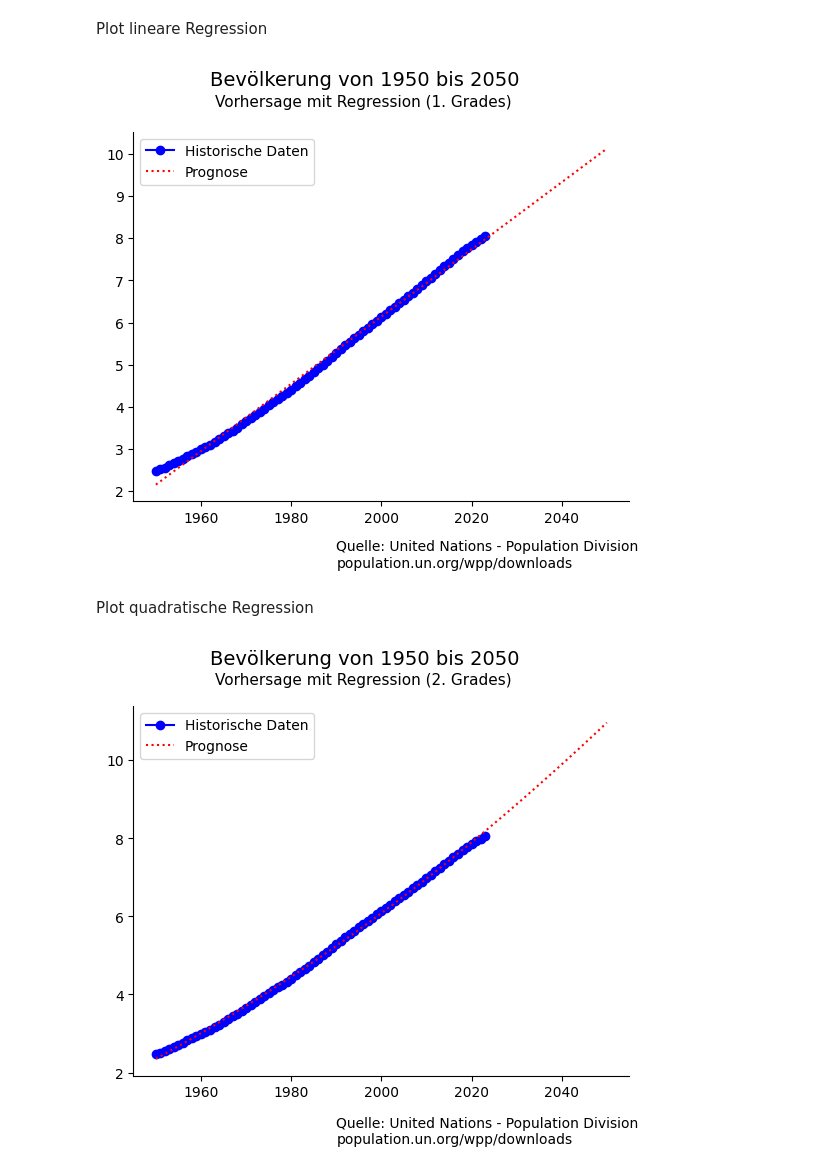
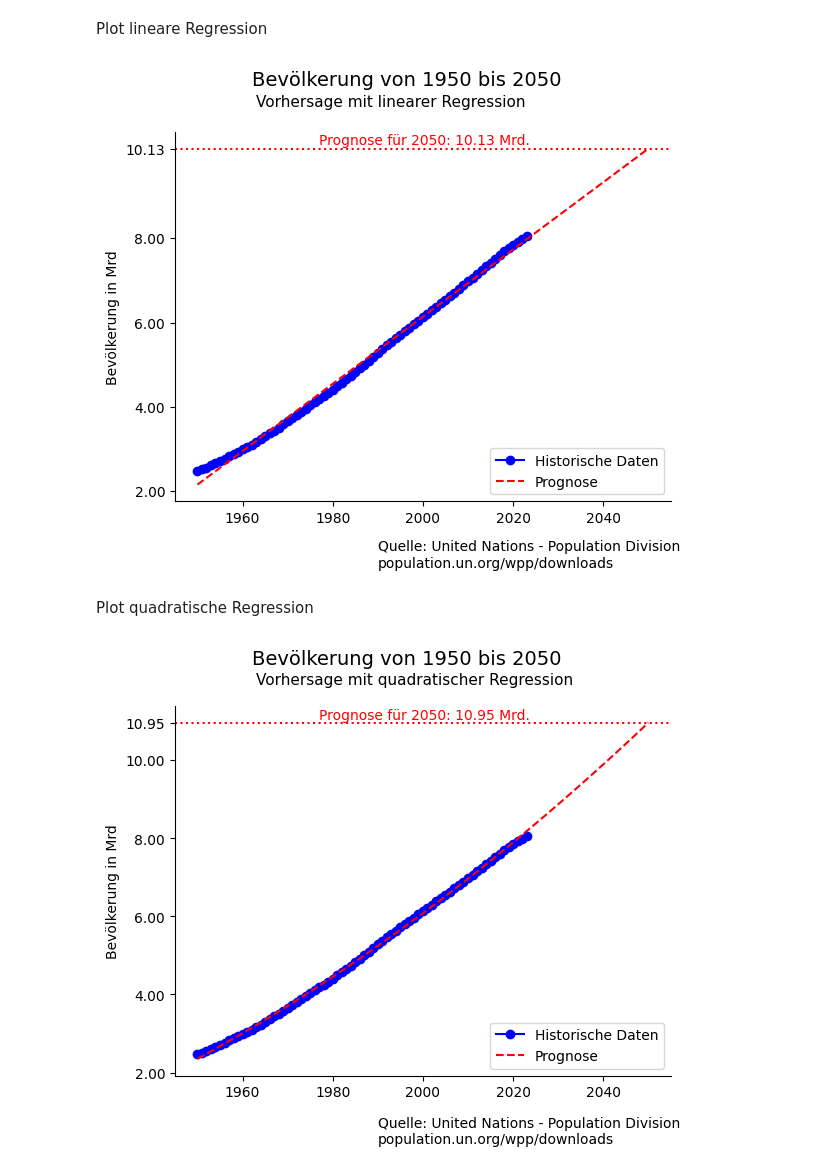
Before and after one commit to Mathias-Wagner/Portfolio, a Jupyter notebook: Weltbevoelkerung/notebooks/vorhersage.ipynb, the cells around one changed output. Drawn from its saved outputs; the diff is of its cells as text; code cells hidden in the pictures.

Commit message:
Füge Prognose für Weltbevölkerung 2050 hinzu

```diff
--- a/Weltbevoelkerung/notebooks/vorhersage.ipynb
+++ b/Weltbevoelkerung/notebooks/vorhersage.ipynb
@@ -61,6 +62,8 @@ def regression(deg: int = 1):
 
     # Plotten
     fig, ax = plt.subplots()
+    y_ticks = list(range(2, int(vorhersage[-1]+.5), 2))
+    y_ticks.append(vorhersage[-1])
 
     # Titel
     ax.text(
@@ -70,20 +73,40 @@ def regression(deg: int = 1):
         fontsize=14)
 
     # Untertitel
+    if (deg == 1):
+        untertitel = "Vorhersage mit linearer Regression"
+    elif(deg == 2):
+        untertitel = "Vorhersage mit quadratischer Regression"
+    else:
+        untertitel = f"Vorhersage mit Regression ({deg}. Grades)"
+
     ax.text(
         x=1963,
         y=max(vorhersage) + 1,
-        s="Vorhersage mit Regression ({}. Grades)".format(deg),
+        s=untertitel,
         fontsize=11)
 
+    # Plot
     plt.plot(df_bevoelk.index,
             df_bevoelk["Bevölkerung"],
-            "bo-",
+            marker="o",
+            color="blue",
             label="Historische Daten")
     plt.plot(jahre_bis_2050,
             vorhersage,
-            "r:",
+            ls="--",
+            color="red",
             label="Prognose")
+
+    ax.set_ylabel("Bevölkerung in Mrd")
+    ax.set_yticks(y_ticks)
+    ax.yaxis.set_major_formatter(FormatStrFormatter('%.2f'))
+
+    ax.axhline(vorhersage[-1], ls=":", color="red")
+    ax.text(1977,
+            vorhersage[-1]+.1,
+            f"Prognose für 2050: {vorhersage[-1]:.2f} Mrd.",
+            color="red")
 
     # Quellenangabe
     ax.text(x=1990,
@@ -93,17 +116,17 @@ def regression(deg: int = 1):
 
     ax.spines[["right", "top"]].set_visible(False)
 
-    plt.legend()
+    plt.legend(loc="lower right")
     plt.show()
 # %% [markdown]
 Plot lineare Regression
 # %%
-regression(1)
+regression(deg=1)
 # %% [output]
-[figure, old version]
+[figure, new version]
 # %% [markdown]
 Plot quadratische Regression
 # %%
 regression(2)
 # %% [output]
-[figure, old version]
+[figure, new version]
```
Also changed, not shown: parts of 1 cell of this notebook.
